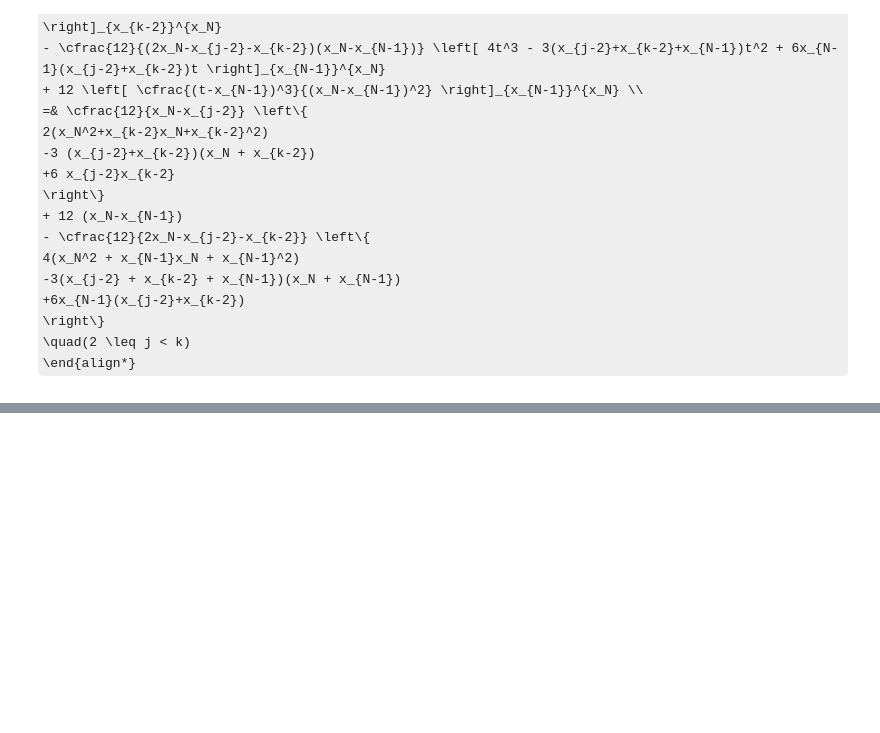
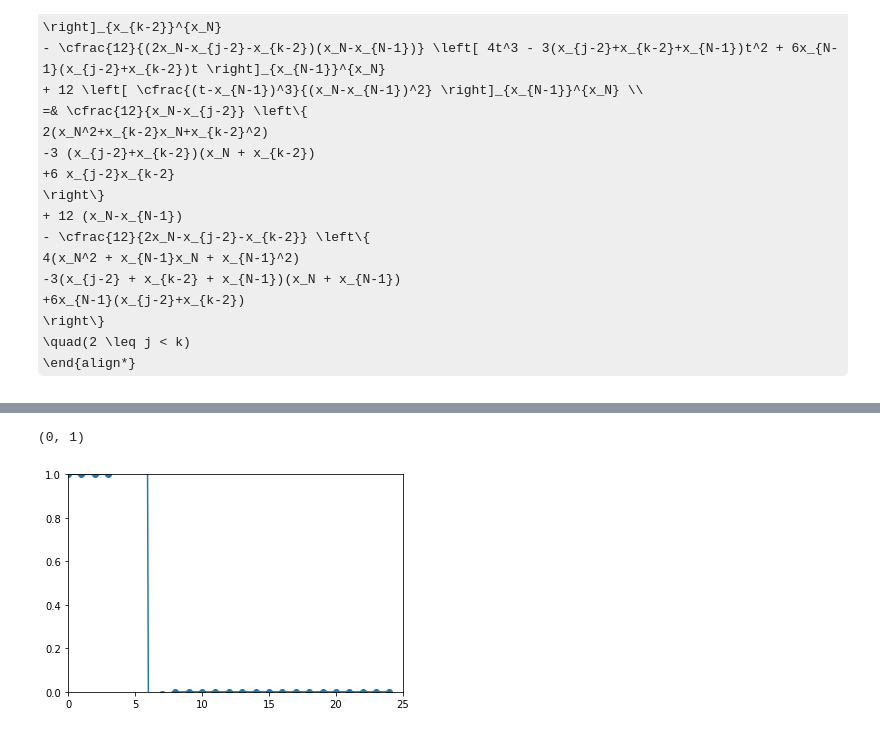
Before and after one commit to Ryuta339/ESL, a Jupyter notebook: Chapter05/SmoothingSpline.ipynb, the cells around one changed output, grey strips where cells are left out. Saved outputs shown, nothing was run; the diff lists cells and outputs as text; code cells hidden in the pictures; some formulas as TeX source; blank space fills up the shorter version.

```diff
--- a/Chapter05/SmoothingSpline.ipynb
+++ b/Chapter05/SmoothingSpline.ipynb
@@ -306,3 +259,80 @@ plt.plot (1.0/(1+lam*w))
+# %%
+N = 25
+
+def matrix_N (col, row):
+    # param col means  column number
+    # param row means  row number
+    if row+1==1:
+        return 1;
+    if row+1==2:
+        return dataX[col];
+    if row+1>col+1+1:
+        return 0;
+    if col+1==N:
+        return (dataX[N-1]-dataX[row-2])**2 - (dataX[N-1]-dataX[N-2])**2;
+    return (dataX[col] - dataX[row-2])**3 / (dataX[N-1] - dataX[row-2]);
+
+def matrix_Omega (col, row):
+    # param col means column number
+    # param row means row number
+    if (col+1<=2) or (row+1<=2):
+        return 0;
+    if (col+1==row+1):
+        return 12*(dataX[col-2]-dataX[N-2])*(dataX[col-2]-2*dataX[N-2]+dataX[N-1]) / (dataX[N-1]-dataX[col-2]);
+    j = row if (row<col) else col;
+    k = col if (row<col) else row;
+    tmp1_1 = dataX[N-1]*dataX[N-1]+dataX[k-2]*dataX[N-1]+dataX[k-2]*dataX[k-2];
+    tmp1_2 = (dataX[j-2]+dataX[k-2])*(dataX[N-1]+dataX[k-2]);
+    tmp1_3 = dataX[j-2]*dataX[k-2];
+    tmp2 = dataX[N-1] - dataX[N-2];
+    tmp3_1 = dataX[N-1]*dataX[N-1]+dataX[N-1]*dataX[N-2]+dataX[N-2]*dataX[N-2];
+    tmp3_2 = (dataX[j-2]+dataX[k-2]+dataX[N-2])*(dataX[N-1]+dataX[N-2]);
+    tmp3_3 = dataX[N-2]*(dataX[j-2]+dataX[k-2]);
+    tmp1 = (2*tmp1_1 - 3*tmp1_2 + 6*tmp1_3) / (dataX[N-1]-dataX[j-2]);
+    tmp3 = (4*tmp3_1 - 3*tmp3_2 + 6*tmp3_3) / (2*dataX[N-1]-dataX[j-2]-dataX[k-2]);
+    return 12*(tmp1 + tmp2 - tmp3);
+
+
+# calcurating matrices
+matN = np.zeros ((N,N));
+for col in range(N):
+    for row in range (N):
+        matN[col,row] = matrix_N(col, row);
+
+Omega = np.zeros ((N,N));
+for col in range (N):
+    for row in range(N):
+        Omega[col,row] = matrix_Omega (col,row)
+
+# print (matN)
+# :print (Omega)
+# lam = 0.00022;
+u,s,vh = np.linalg.svd(matN, full_matrices=False);
+K = (u.T/s).dot (vh.T).dot(Omega).dot (vh/s).dot (u);
+# checking K is symmetric
+for row in range (N):
+    for col in range (row+1,N):
+        if not np.isclose (K[row,col],K[col,row]):
+            print ("{},{}".format(col, row))
+w, v = np.linalg.eig (K);
+rw = np.real (np.where (np.isreal (w), w, float('inf'))*w);
+rpw = np.where (rw>=0, rw, float('inf'));
+w = np.sort (rpw);
+sol = opt.root (lambda l: (np.sum(1.0/(1+l*np.where(np.isinf(w), 0.0, w))-12.0)), 0.1)
+lam = sol.x[0];
+# print (lam)
+plt.figure ();
+plt.plot (1.0/(1+lam*w), 'o-')
+plt.xlim ([0, 25]);
+plt.ylim ([0,1])
+# ll = np.linspace (0,1000.0, num=10000);
+# ddf = np.zeros_like (ll)
+# for idx in range (ll.shape[0]):
+#     ddf[idx] = np.sum(1.0/(1+ll[idx]*np.where(np.isinf(w),0.0,w)))
+# plt.plot (ll, ddf)
+# %% [output]
+(0, 1)
+[figure, added]
 # %%
 import numpy as np;
 
```
Also changed, not shown: parts of 3 cells of this notebook.
